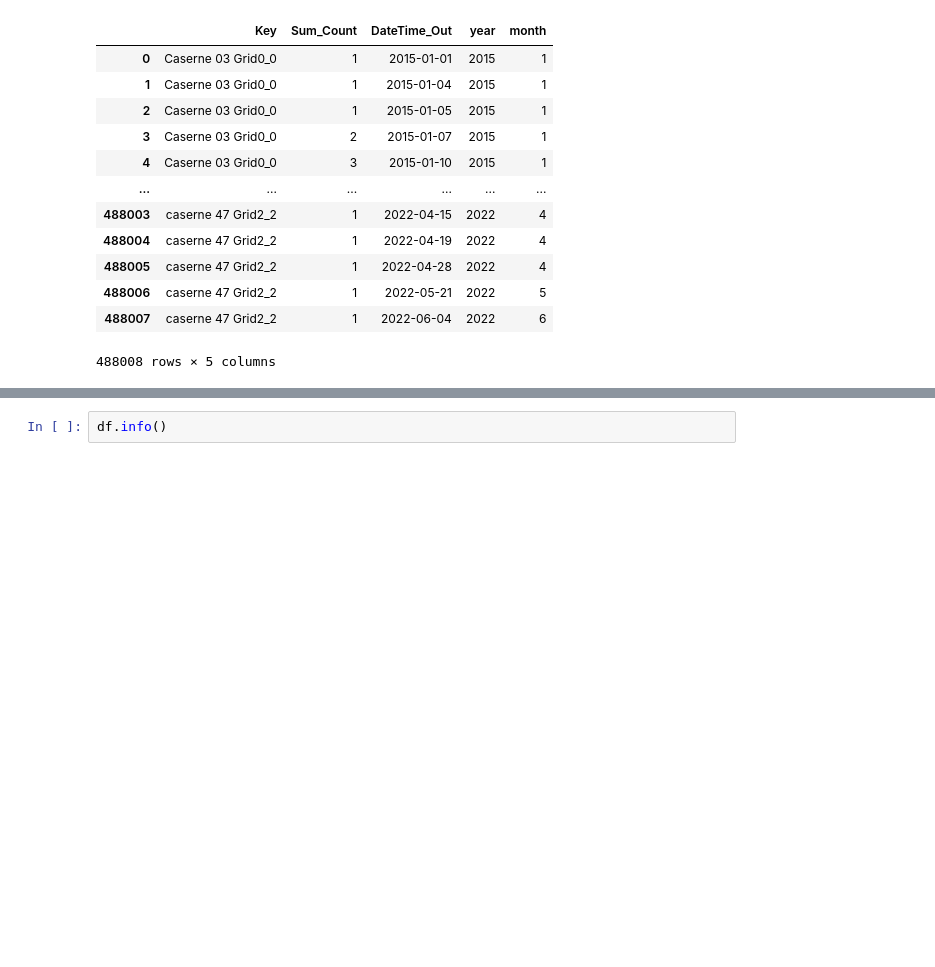
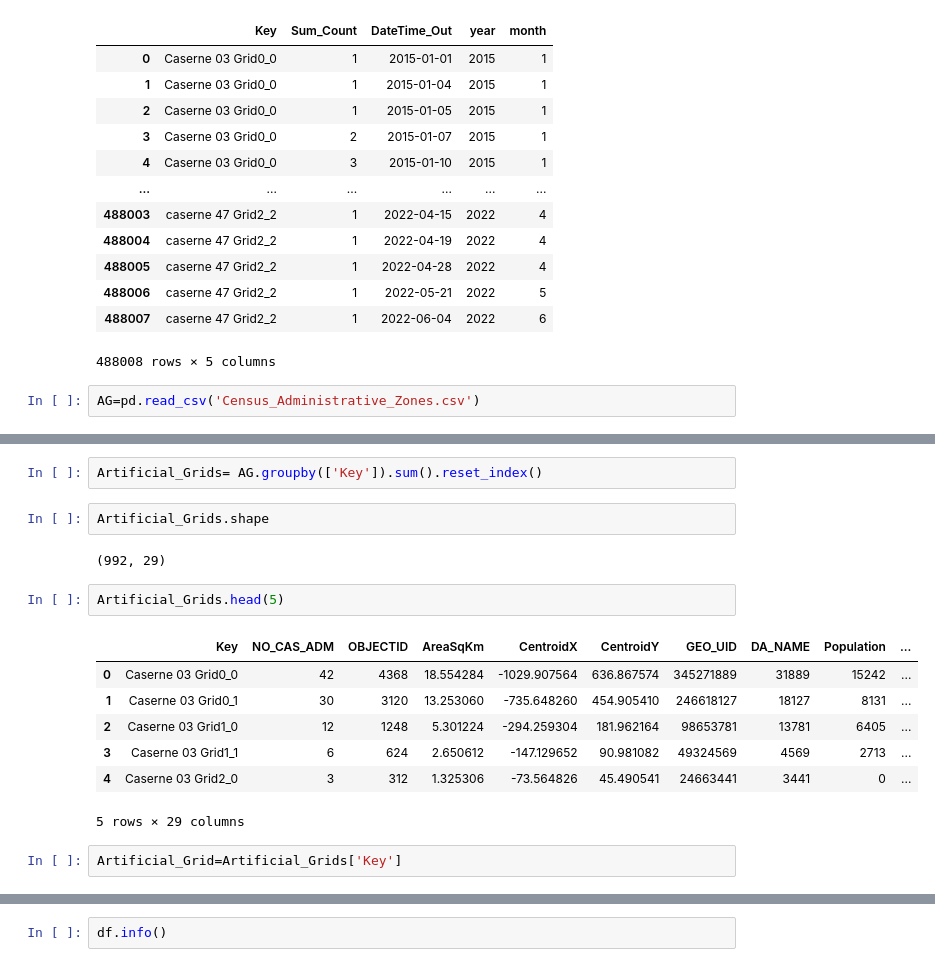
Before and after one commit to JeffRileyMtl/MontrealFire, a Jupyter notebook: Time_Series_Montreal_Fire.ipynb, the cells around one changed output, grey strips where cells are left out. Drawn from its saved outputs; the diff is of its cells as text; blank space fills up the shorter version.

```diff
--- a/Time_Series_Montreal_Fire.ipynb
+++ b/Time_Series_Montreal_Fire.ipynb
@@ -24,3 +24,5 @@ df
 | 488006 | caserne 47 Grid2_2 | 1 | 2022-05-21 | 2022 | 5 |
 | 488007 | caserne 47 Grid2_2 | 1 | 2022-06-04 | 2022 | 6 |
 488008 rows × 5 columns
+# %%
+AG=pd.read_csv('Census_Administrative_Zones.csv')
@@ -26,0 +49,18 @@ df
+# %%
+Artificial_Grids= AG.groupby(['Key']).sum().reset_index()
+# %%
+Artificial_Grids.shape
+# %% [output]
+(992, 29)
+# %%
+Artificial_Grids.head(5)
+# %% [output]
+|  | Key | NO_CAS_ADM | OBJECTID | AreaSqKm | CentroidX | CentroidY | GEO_UID | DA_NAME | Population | ... |
+| 0 | Caserne 03 Grid0_0 | 42 | 4368 | 18.554284 | -1029.907564 | 636.867574 | 345271889 | 31889 | 15242 | ... |
+| 1 | Caserne 03 Grid0_1 | 30 | 3120 | 13.253060 | -735.648260 | 454.905410 | 246618127 | 18127 | 8131 | ... |
+| 2 | Caserne 03 Grid1_0 | 12 | 1248 | 5.301224 | -294.259304 | 181.962164 | 98653781 | 13781 | 6405 | ... |
+| 3 | Caserne 03 Grid1_1 | 6 | 624 | 2.650612 | -147.129652 | 90.981082 | 49324569 | 4569 | 2713 | ... |
+| 4 | Caserne 03 Grid2_0 | 3 | 312 | 1.325306 | -73.564826 | 45.490541 | 24663441 | 3441 | 0 | ... |
+5 rows × 29 columns
+# %%
+Artificial_Grid=Artificial_Grids['Key']
```
Also changed, not shown: parts of 9 cells of this notebook, 1 other file.
